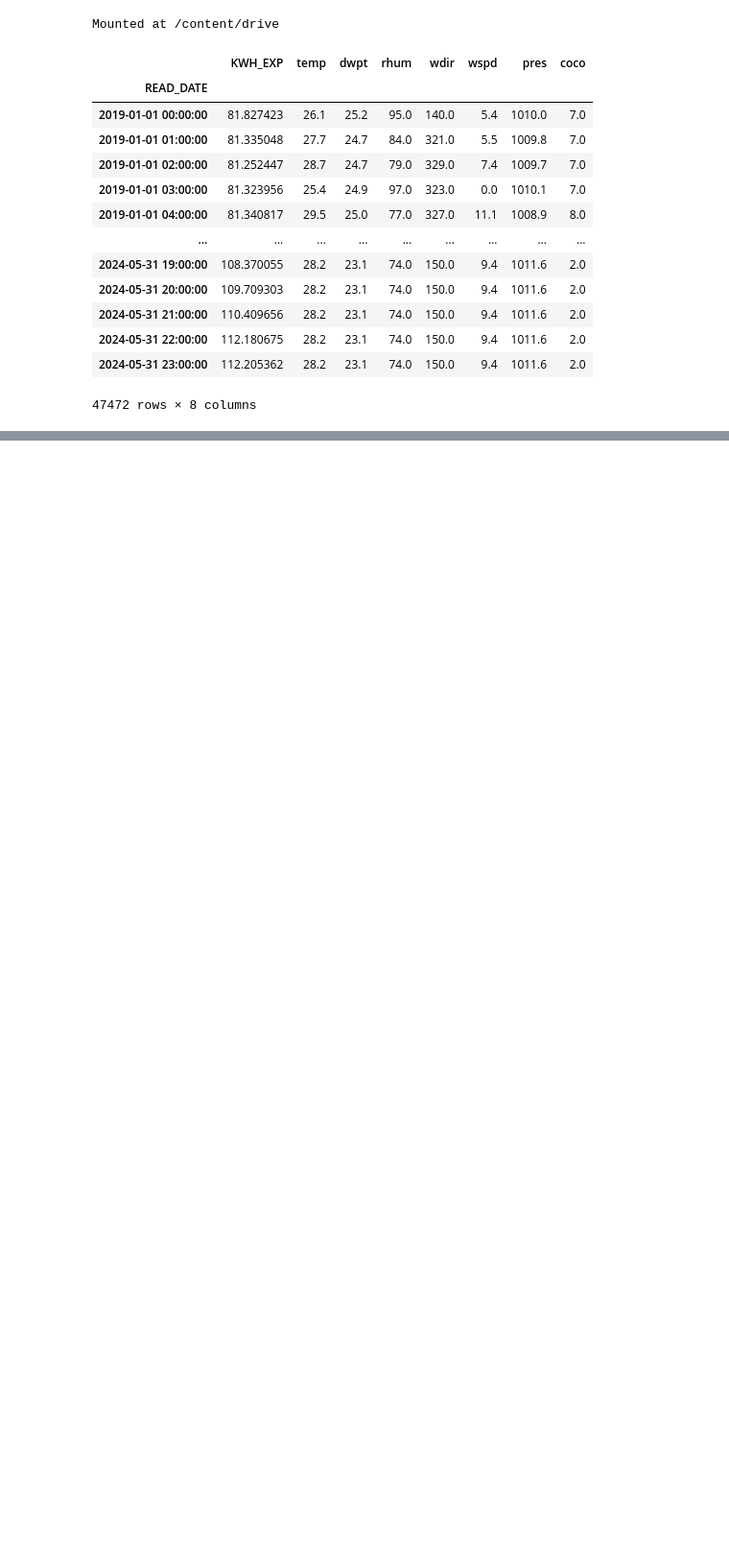
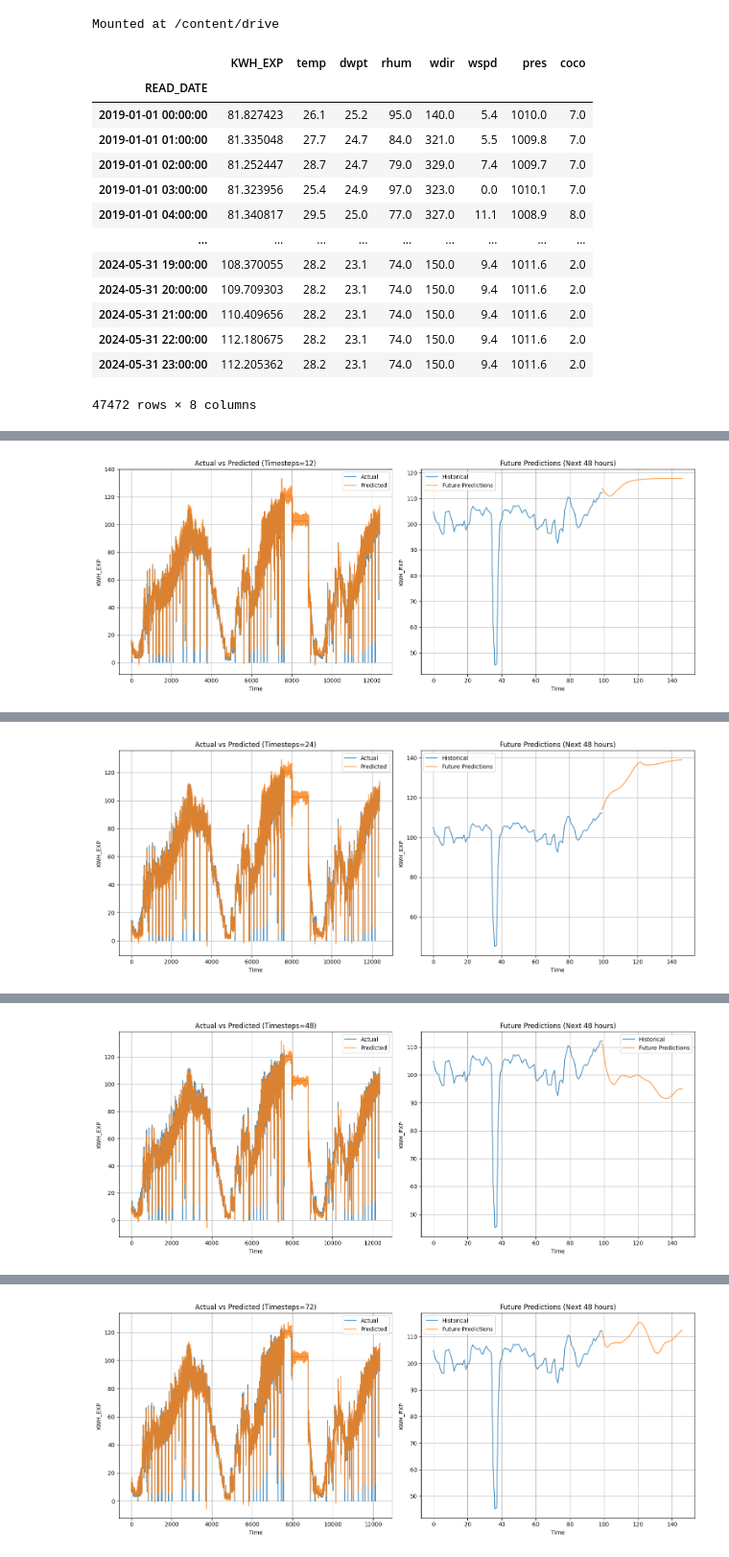
Before and after one commit to srikresna/electricity-usage-forecast, a Jupyter notebook: 442100118673/442100118673_hourly_meteostat.ipynb, the cells around one changed output, grey strips where cells are left out. Shown at 96% size. Saved outputs shown, nothing was run; the diff lists cells and outputs as text; code cells hidden in the pictures; blank space fills up the shorter version.

```diff
--- a/442100118673/442100118673_hourly_meteostat.ipynb
+++ b/442100118673/442100118673_hourly_meteostat.ipynb
@@ -38,10 +38,3 @@ df
 # split data train dan test. 3 tahun pertama untuk train, 2 tahun terakhir untuk test
 train = df.loc['2019-01-01':'2022-12-31']
 test = df.loc['2023-01-01':]
-# %%
-scaler = StandardScaler()
-# %%
-# scaling data train
-train_scaled = scaler.fit_transform(train)
-train_scaled = pd.DataFrame(train_scaled, columns=train.columns, index=train.index)
-train_scaled
@@ -82,0 +41,13 @@ test_scaled
+# %%
+# Create separate scalers for features and target
+feature_scaler = StandardScaler()
+target_scaler = StandardScaler()
+
+train_scaled_features = feature_scaler.fit_transform(train)
+train_scaled_features = pd.DataFrame(train_scaled_features, columns=train.columns, index=train.index)
+
+test_scaled_features = feature_scaler.transform(test)
+test_scaled_features = pd.DataFrame(test_scaled_features, columns=test.columns, index=test.index)
+
+train_scaled_target = target_scaler.fit_transform(train[['KWH_EXP']])
+test_scaled_target = target_scaler.transform(test[['KWH_EXP']])
@@ -82,0 +150,6 @@ test_scaled
+# %%
+for ts in timesteps:
+    print(f"\nTraining model with timesteps = {ts}")
+    train_and_plot_bilstm(train_scaled_features, train_scaled_target.ravel(),
+                         test_scaled_features, test_scaled_target.ravel(), ts)
+# %% [output]
@@ -82,0 +173 @@ test_scaled
+[figure, added]
@@ -82,0 +191 @@ test_scaled
+[figure, added]
@@ -82,0 +209 @@ test_scaled
+[figure, added]
@@ -82,0 +227 @@ test_scaled
+[figure, added]
```
Also changed, not shown: parts of 14 cells of this notebook.
